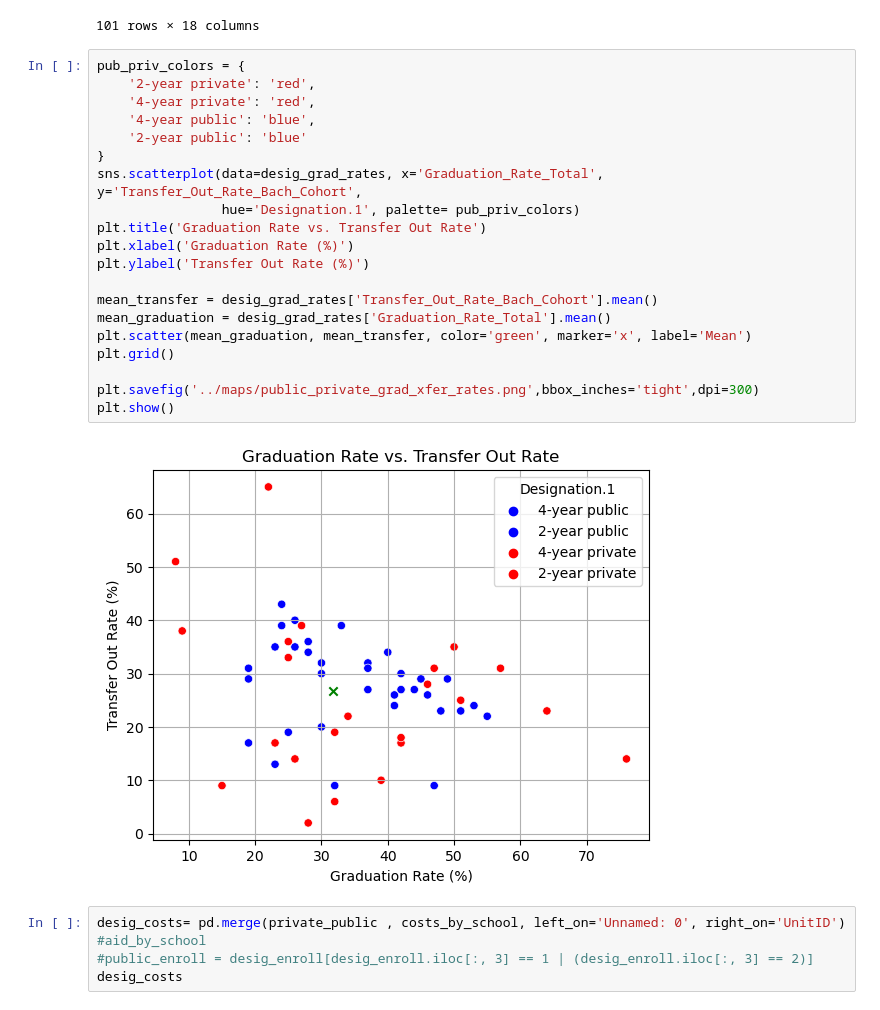
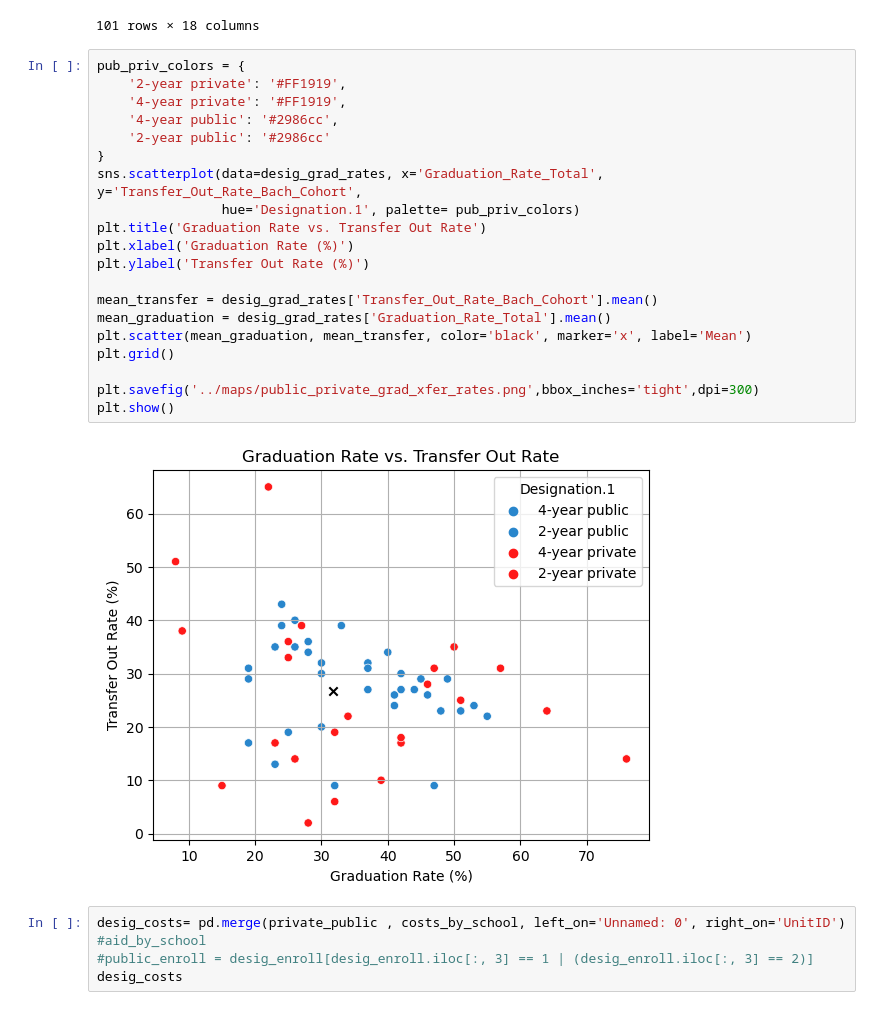
Before and after one commit to mhm516/HBCU_Analysis_Capstone, a Jupyter notebook: notebook/school_stats.ipynb, the cells around one changed output. Cells and saved outputs as stored; diff of their text form.

```diff
--- a/notebook/school_stats.ipynb
+++ b/notebook/school_stats.ipynb
@@ -903,26 +903,26 @@ desig_grad_rates
 101 rows × 18 columns
 # %%
 pub_priv_colors = {
-    '2-year private': 'red',
-    '4-year private': 'red',
-    '4-year public': 'blue',
-    '2-year public': 'blue'
+    '2-year private': '#FF1919',
+    '4-year private': '#FF1919',
+    '4-year public': '#2986cc',
+    '2-year public': '#2986cc'
 }
 sns.scatterplot(data=desig_grad_rates, x='Graduation_Rate_Total', y='Transfer_Out_Rate_Bach_Cohort',
                 hue='Designation.1', palette= pub_priv_colors)
 plt.title('Graduation Rate vs. Transfer Out Rate')
 plt.xlabel('Graduation Rate (%)')
 plt.ylabel('Transfer Out Rate (%)')
 
 mean_transfer = desig_grad_rates['Transfer_Out_Rate_Bach_Cohort'].mean()
 mean_graduation = desig_grad_rates['Graduation_Rate_Total'].mean()
-plt.scatter(mean_graduation, mean_transfer, color='green', marker='x', label='Mean')
+plt.scatter(mean_graduation, mean_transfer, color='black', marker='x', label='Mean')
 plt.grid()
 
 plt.savefig('../maps/public_private_grad_xfer_rates.png',bbox_inches='tight',dpi=300)
 plt.show()
 # %% [output]
-[figure, old version]
+[figure, new version]
 # %%
 desig_costs= pd.merge(private_public , costs_by_school, left_on='Unnamed: 0', right_on='UnitID')
 #aid_by_school
```
Also changed, not shown: parts of 11 cells of this notebook.
